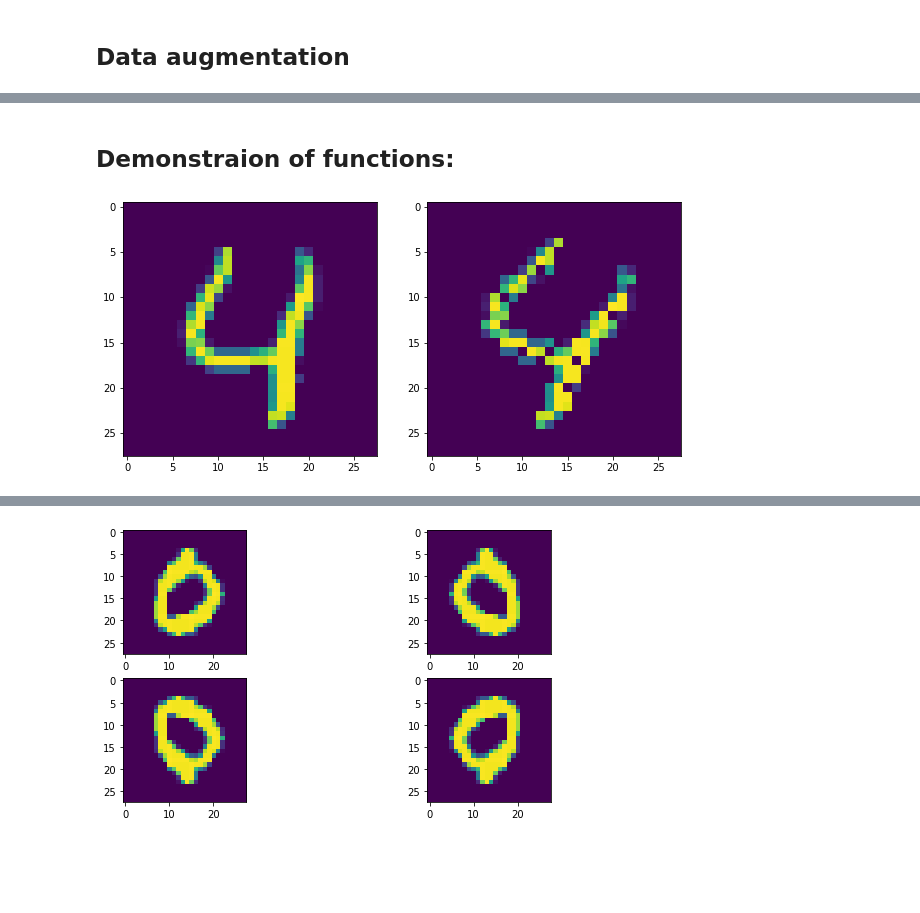
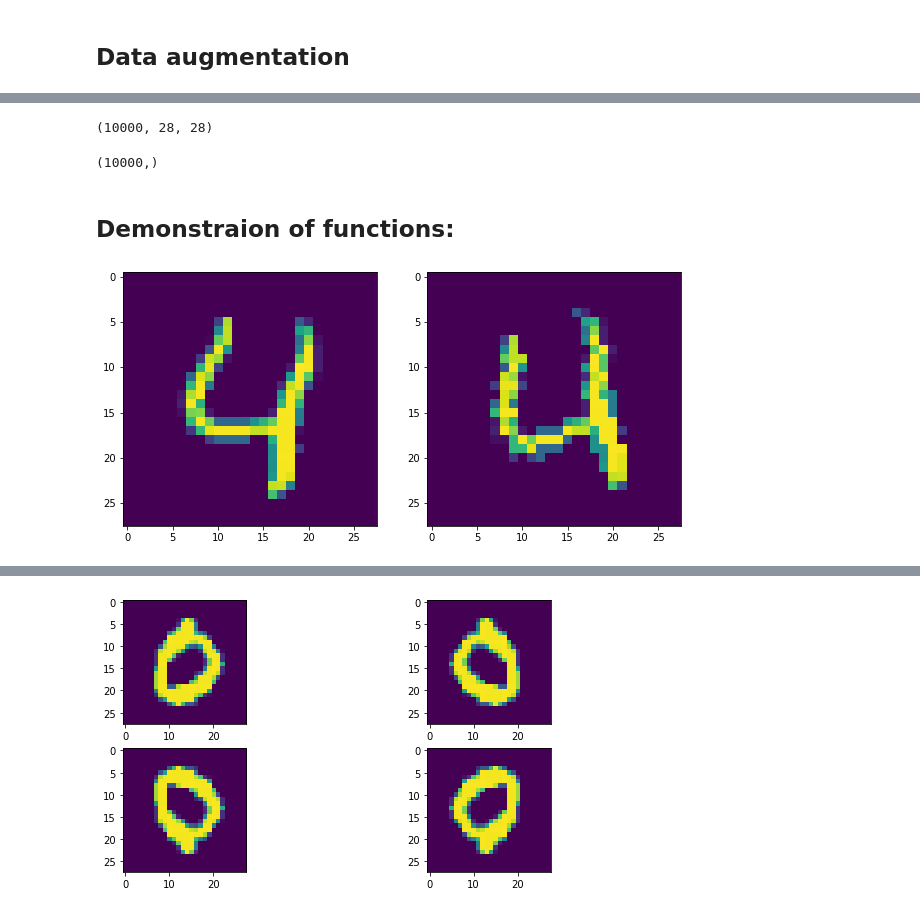
Before and after one commit to NielsFuglsang/numpy-mnist, a Jupyter notebook: data_augmentation.ipynb, the cells around one changed output, grey strips where cells are left out. Saved outputs shown, nothing was run; the diff lists cells and outputs as text; code cells hidden in the pictures; blank space fills up the shorter version.

```diff
--- a/data_augmentation.ipynb
+++ b/data_augmentation.ipynb
@@ -9,3 +30,11 @@ from nn import NeuralNetwork
+# %%
+ims.shape
+# %% [output]
+(10000, 28, 28)
+# %%
+labels.shape
+# %% [output]
+(10000,)
 # %%
 # Function for converting radians to degrees.
 deg_to_rad = lambda deg: deg * (2*np.pi)/360
@@ -72,14 +134,14 @@ ims, labels, a, t = read_mnist()
 # %%
 # Test of rotate-function.
 im = ims[4]
-deg = 20
+deg = None
 
 fig, ax = plt.subplots(1,2,figsize=(10,5))
 ax[0].imshow(im)
 ax[1].imshow(rotate(im, deg=deg))
 plt.show()
 # %% [output]
-[figure, old version]
+[figure, new version]
 # %%
 # Test of multiplicative noise function.
 im = ims[0]
```
Also changed, not shown: parts of 7 cells of this notebook.
